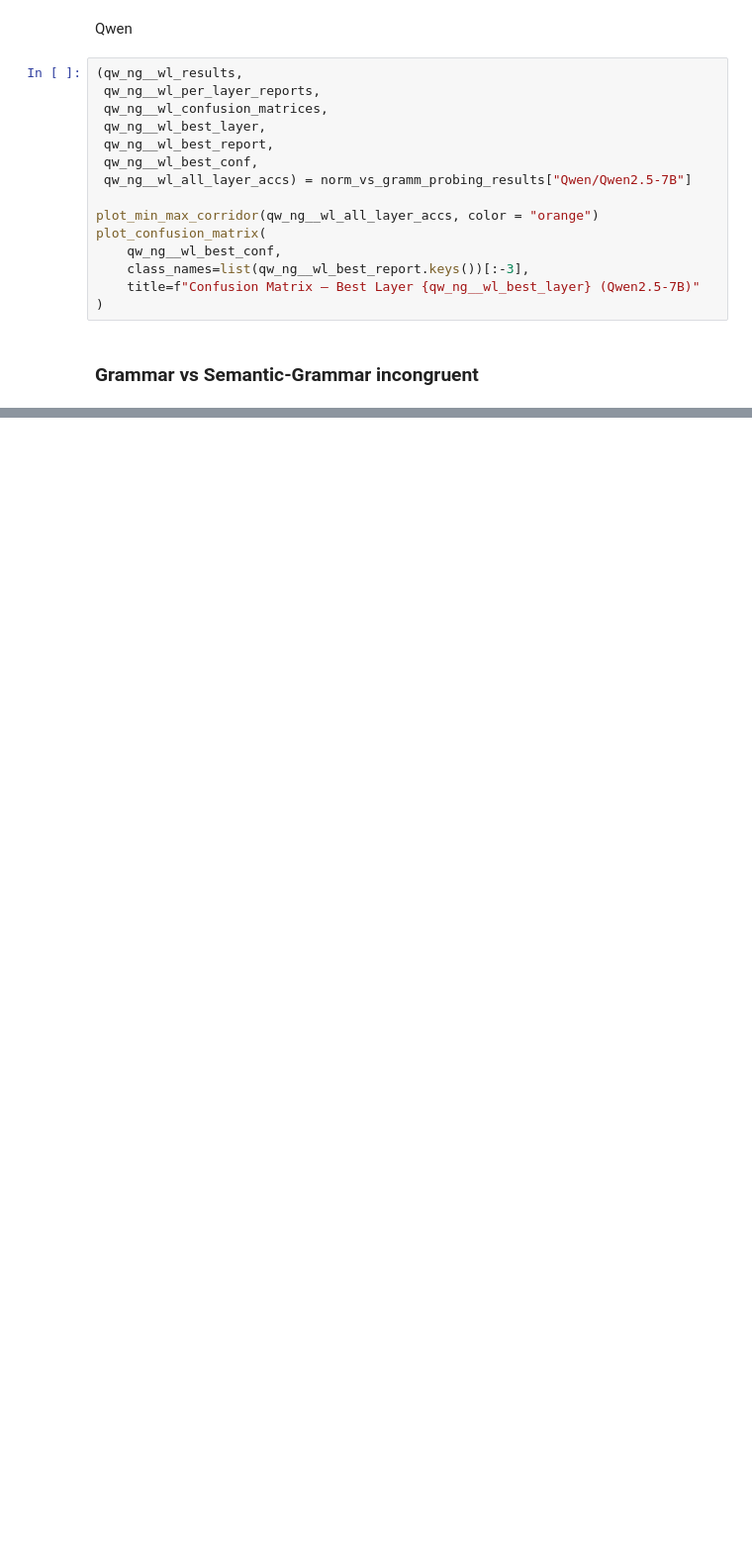
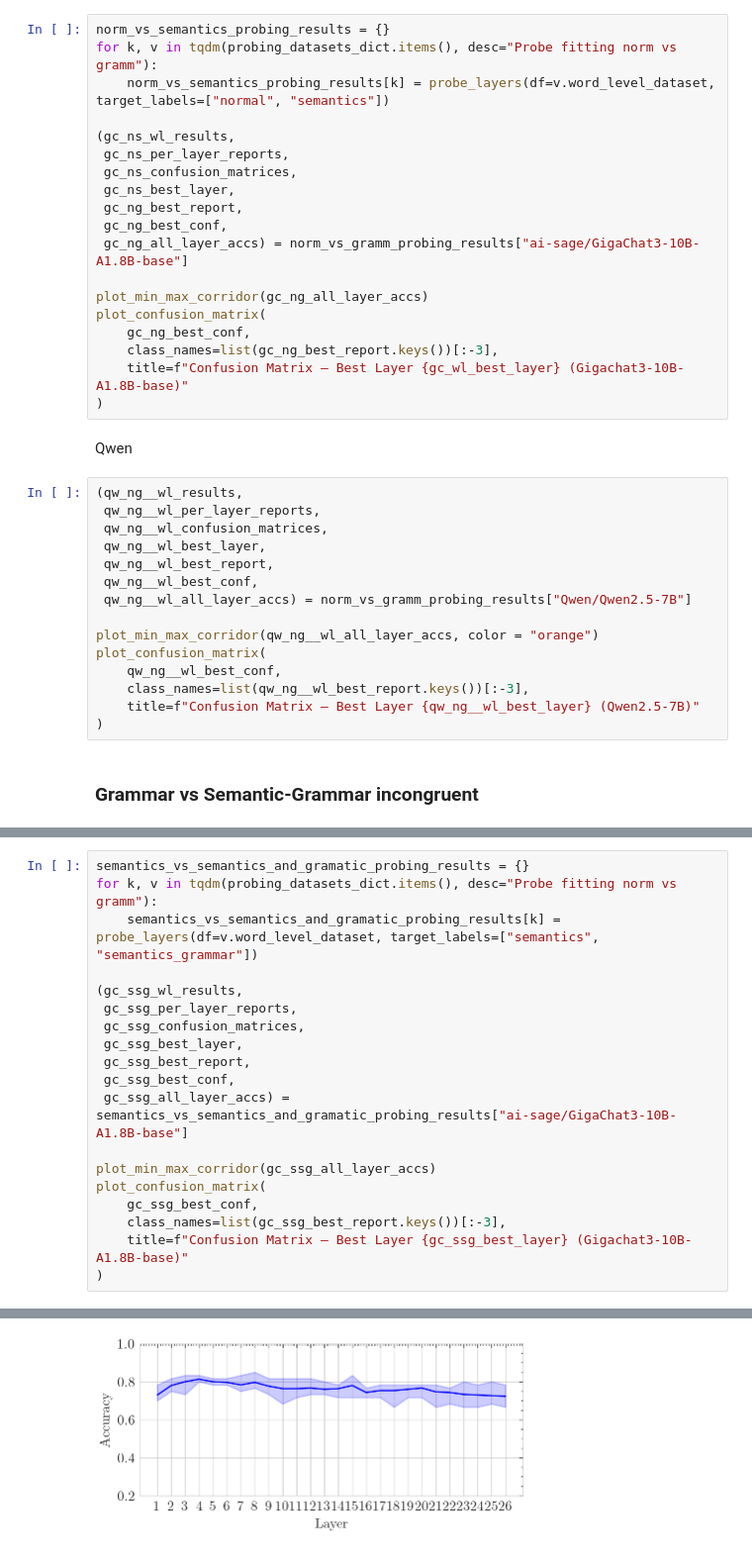
Before and after one commit to mikheevshow/SIGNAL-analysis, a Jupyter notebook: notebooks/probing.ipynb, the cells around one changed output, grey strips where cells are left out. Shown at 99% size. Cells and saved outputs as stored; diff of their text form; blank space fills up the shorter version.

```diff
--- a/notebooks/probing.ipynb
+++ b/notebooks/probing.ipynb
@@ -438,3 +353,22 @@ plot_confusion_matrix(
+# %%
+norm_vs_semantics_probing_results = {}
+for k, v in tqdm(probing_datasets_dict.items(), desc="Probe fitting norm vs gramm"):
+    norm_vs_semantics_probing_results[k] = probe_layers(df=v.word_level_dataset, target_labels=["normal", "semantics"])
+
+(gc_ns_wl_results,
+ gc_ns_per_layer_reports,
+ gc_ns_confusion_matrices,
+ gc_ns_best_layer,
+ gc_ng_best_report,
+ gc_ng_best_conf,
+ gc_ng_all_layer_accs) = norm_vs_gramm_probing_results["ai-sage/GigaChat3-10B-A1.8B-base"]
+
+plot_min_max_corridor(gc_ng_all_layer_accs)
+plot_confusion_matrix(
+    gc_ng_best_conf,
+    class_names=list(gc_ng_best_report.keys())[:-3],
+    title=f"Confusion Matrix — Best Layer {gc_wl_best_layer} (Gigachat3-10B-A1.8B-base)"
+)
 # %% [markdown]
 Qwen
 # %%
@@ -539,0 +435,20 @@ plot_confusion_matrix(
+# %%
+semantics_vs_semantics_and_gramatic_probing_results = {}
+for k, v in tqdm(probing_datasets_dict.items(), desc="Probe fitting norm vs gramm"):
+    semantics_vs_semantics_and_gramatic_probing_results[k] = probe_layers(df=v.word_level_dataset, target_labels=["semantics", "semantics_grammar"])
+
+(gc_ssg_wl_results,
+ gc_ssg_per_layer_reports,
+ gc_ssg_confusion_matrices,
+ gc_ssg_best_layer,
+ gc_ssg_best_report,
+ gc_ssg_best_conf,
+ gc_ssg_all_layer_accs) = semantics_vs_semantics_and_gramatic_probing_results["ai-sage/GigaChat3-10B-A1.8B-base"]
+
+plot_min_max_corridor(gc_ssg_all_layer_accs)
+plot_confusion_matrix(
+    gc_ssg_best_conf,
+    class_names=list(gc_ssg_best_report.keys())[:-3],
+    title=f"Confusion Matrix — Best Layer {gc_ssg_best_layer} (Gigachat3-10B-A1.8B-base)"
+)
+# %% [output]
@@ -539,0 +472 @@ plot_confusion_matrix(
+[figure, added]
```
Also changed, not shown: parts of 18 cells of this notebook, 18 other files.
